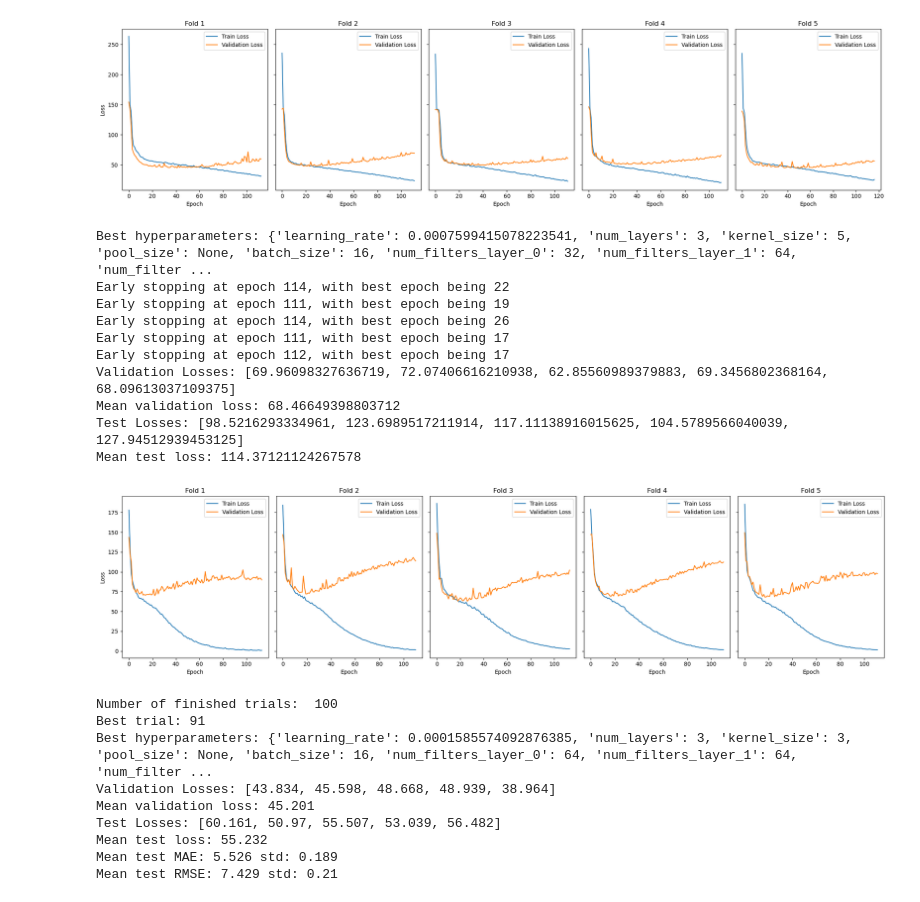
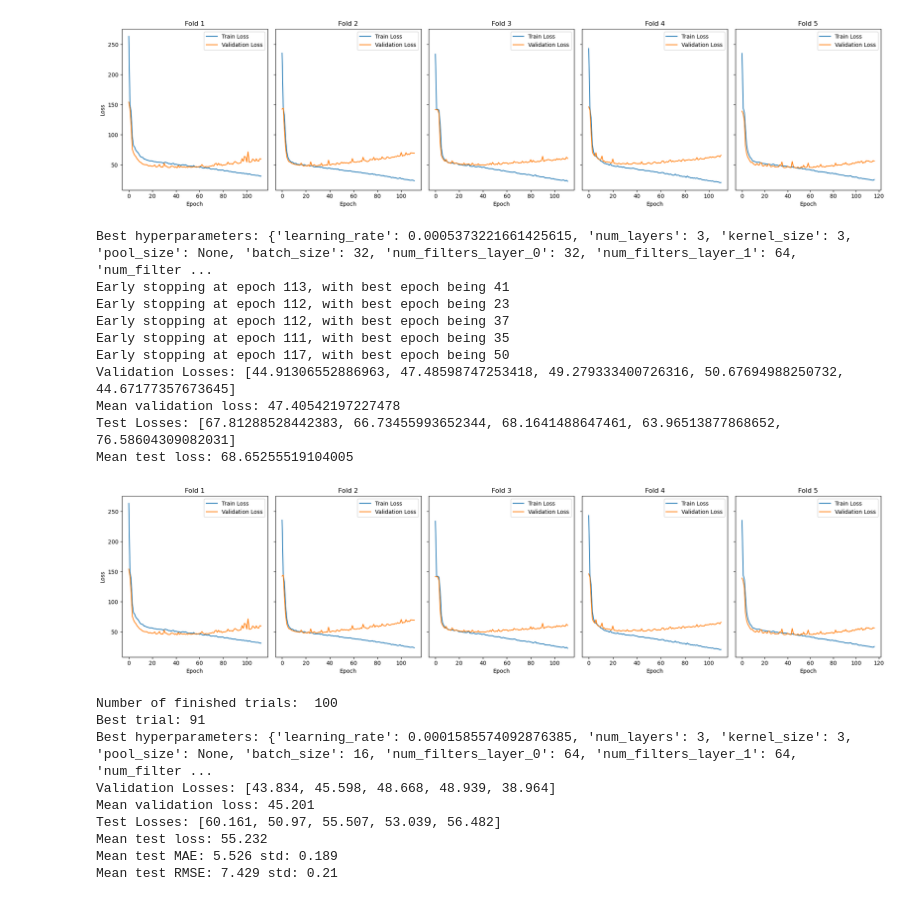
Before and after one commit to MiguelGarcaoSilva/motifpred, a Jupyter notebook: code/casestudy_syntheticdata2/casestudy_cnn.ipynb, the cells around one changed output. Cells and saved outputs as stored; diff of their text form; code cells hidden in the pictures.

```diff
--- a/code/casestudy_syntheticdata2/casestudy_cnn.ipynb
+++ b/code/casestudy_syntheticdata2/casestudy_cnn.ipynb
@@ -151,7 +151,8 @@ model_params_keys = ["kernel_size", "num_filters_list", "pool_size"]
 model_results_dir = os.path.join(RESULTS_DIR, f"{model_name}_{n_trials}_trials_{num_epochs}_epochs")
 os.makedirs(model_results_dir, exist_ok=True)
 
-#run_optuna_study(pipeline.run_cross_val, CNN, model_type, suggestion_dict, model_params_keys, seed, [X_series], y, [True], model_results_dir, n_trials=n_trials, num_epochs=num_epochs)
+X = {"X_series": X_series}
+#run_optuna_study(pipeline.run_cross_val, CNN, model_type, suggestion_dict, model_params_keys, seed, X, y, NORMALIZE_FLAGS, model_results_dir, n_trials=n_trials, num_epochs=num_epochs)
 
 study = joblib.load(os.path.join(model_results_dir, "study.pkl"))
 print_study_results(study)
@@ -175,46 +176,46 @@ from utils.utils import plot_preds_vs_truevalues
 from utils.train_pipeline import get_preds_best_config
 
 
-epochs_train_losses, epochs_val_losses, all_predictions, all_true_values = get_preds_best_config(study, pipeline, CNN, model_type, model_params_keys, num_epochs =num_epochs, seed=seed, X=[X_series], y=y, normalize_flags=[True])
+epochs_train_losses, epochs_val_losses, all_predictions, all_true_values = get_preds_best_config(study, pipeline, CNN, model_type, model_params_keys, num_epochs =num_epochs, seed=seed, X=X, y=y, normalize_flags=NORMALIZE_FLAGS)
 
 # Plot the train and validation losses for each fold
 fig, axes = plt.subplots(nrows=1, ncols=5, figsize=(20, 5), sharey=True)
 for i in range(5):
     axes[i].plot(epochs_train_losses[i], label="Train Loss")
     axes[i].plot(epochs_val_losses[i], label="Validation Loss")
     axes[i].set_title(f"Fold {i + 1}")
     axes[i].set_xlabel("Epoch")
     if i == 0:
         axes[i].set_ylabel("Loss")
     axes[i].legend()
 
 plt.tight_layout()
 plt.savefig(os.path.join(IMAGES_DIR, f"{model_name}_{n_trials}_trials_{num_epochs}_epochs_losses.png"))
 plt.show()
 
 # Plot the predictions vs true values for each fold
 # for fold in range(5):
 #     plot_preds_vs_truevalues(np.ravel(all_true_values[fold]), np.ravel(all_predictions[fold]), fold, save_path=os.path.join(IMAGES_DIR, f"{model_name}_{n_trials}_trials_{num_epochs}_epochs_fold_{fold}_predictions.png"))
 
 
 # for fold in range(5):
 #     img = mpimg.imread(os.path.join(IMAGES_DIR, f"{model_name}_{n_trials}_trials_{num_epochs}_epochs_fold_{fold}_predictions.png"))
 #     plt.figure(figsize=(10, 10))
 #     plt.imshow(img)
 #     plt.axis('off')  # Hide axes for a cleaner display
 #     plt.show()
 # %% [output]
-Best hyperparameters: {'learning_rate': 0.0007599415078223541, 'num_layers': 3, 'kernel_size': 5, 'pool_size': None, 'batch_size': 16, 'num_filters_layer_0': 32, 'num_filters_layer_1': 64, 'num_filter ...
-Early stopping at epoch 114, with best epoch being 22
-Early stopping at epoch 111, with best epoch being 19
-Early stopping at epoch 114, with best epoch being 26
-Early stopping at epoch 111, with best epoch being 17
-Early stopping at epoch 112, with best epoch being 17
-Validation Losses: [69.96098327636719, 72.07406616210938, 62.85560989379883, 69.3456802368164, 68.09613037109375]
-Mean validation loss: 68.46649398803712
-Test Losses: [98.5216293334961, 123.6989517211914, 117.11138916015625, 104.5789566040039, 127.94512939453125]
-Mean test loss: 114.37121124267578
+Best hyperparameters: {'learning_rate': 0.0005373221661425615, 'num_layers': 3, 'kernel_size': 3, 'pool_size': None, 'batch_size': 32, 'num_filters_layer_0': 32, 'num_filters_layer_1': 64, 'num_filter ...
+Early stopping at epoch 113, with best epoch being 41
+Early stopping at epoch 112, with best epoch being 23
+Early stopping at epoch 112, with best epoch being 37
+Early stopping at epoch 111, with best epoch being 35
+Early stopping at epoch 117, with best epoch being 50
+Validation Losses: [44.91306552886963, 47.48598747253418, 49.279333400726316, 50.67694988250732, 44.67177357673645]
+Mean validation loss: 47.40542197227478
+Test Losses: [67.81288528442383, 66.73455993652344, 68.1641488647461, 63.96513877868652, 76.58604309082031]
+Mean test loss: 68.65255519104005
-[figure, old version]
+[figure, new version]
 # %%
 from models.cnn_pytorch import CNN
 from utils.utils import print_study_results, plot_best_model_results
```
Also changed, not shown: parts of 5 cells of this notebook, 5 other files.
